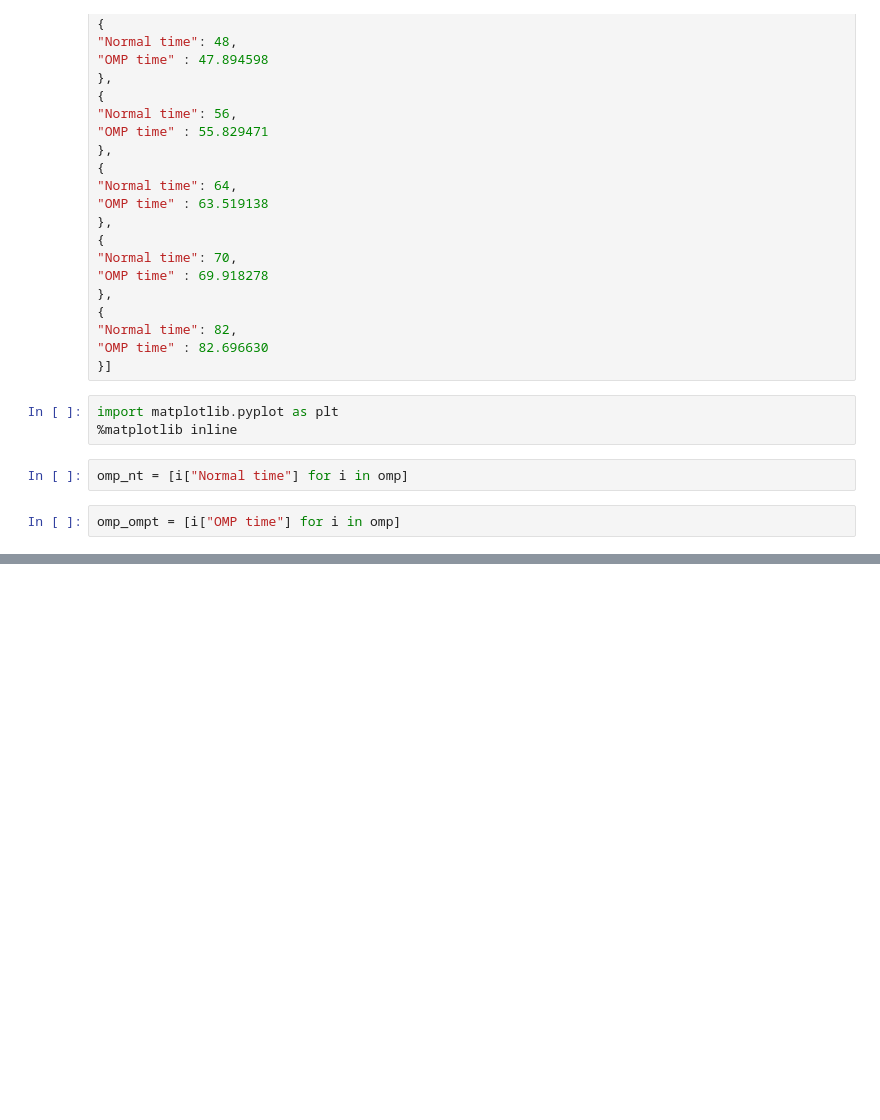
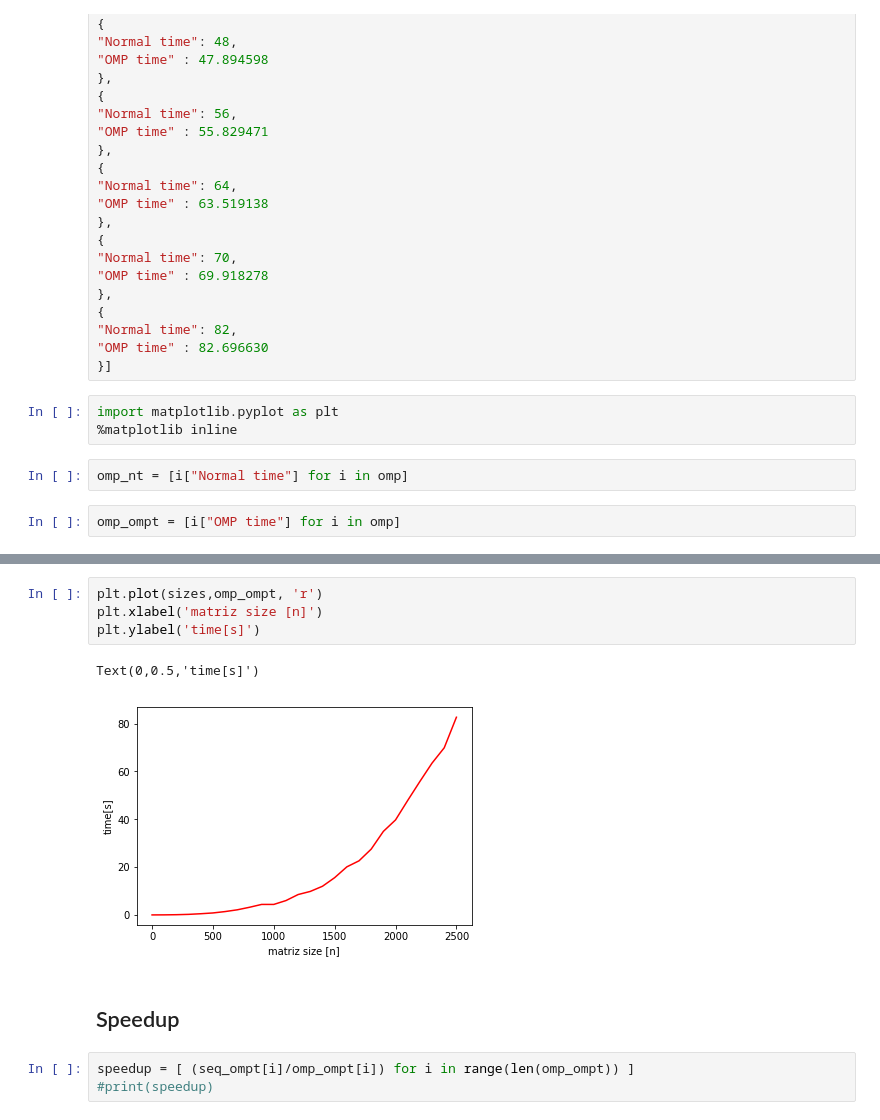
Before and after one commit to carlos4rias/HPC, a Jupyter notebook: Homeworks/Homework2/readme.ipynb, the cells around one changed output, grey strips where cells are left out. Drawn from its saved outputs; the diff is of its cells as text; blank space fills up the shorter version.

```diff
--- a/Homeworks/Homework2/readme.ipynb
+++ b/Homeworks/Homework2/readme.ipynb
@@ -522,0 +589,12 @@ len(omp_ompt)
+# %%
+plt.plot(sizes,omp_ompt, 'r')
+plt.xlabel('matriz size [n]')
+plt.ylabel('time[s]')
+# %% [output]
+Text(0,0.5,'time[s]')
+[figure, added]
+# %% [markdown]
+## Speedup
+# %%
+speedup = [ (seq_ompt[i]/omp_ompt[i]) for i in range(len(omp_ompt)) ]
+#print(speedup)
```
Also changed, not shown: parts of 14 cells of this notebook.
